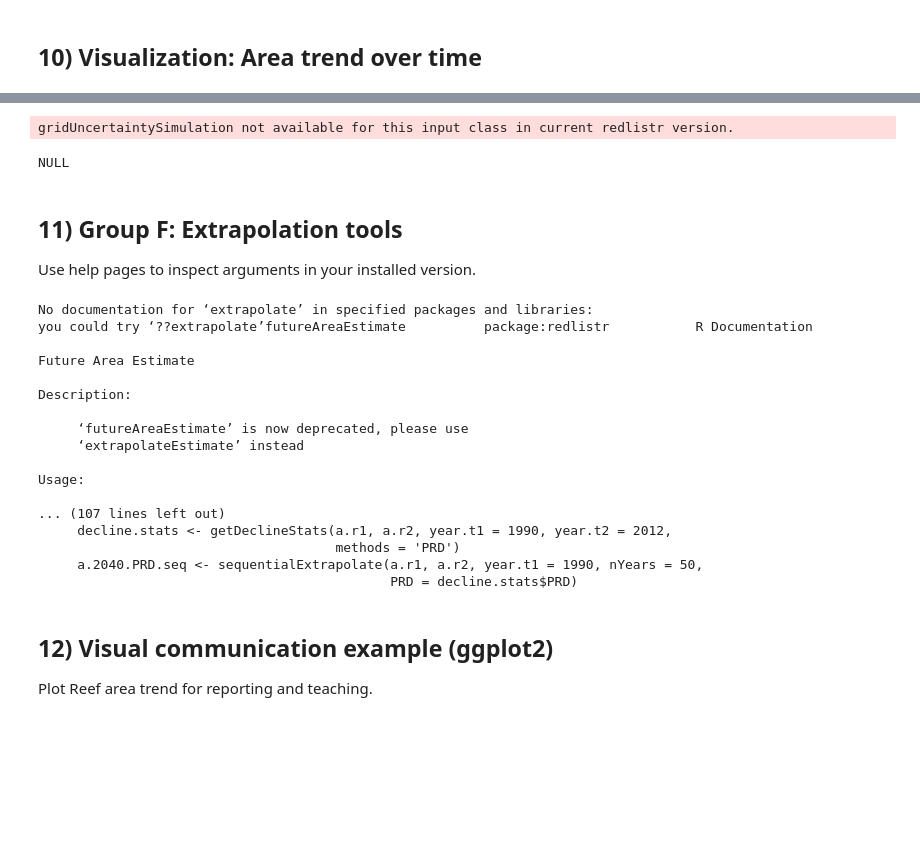
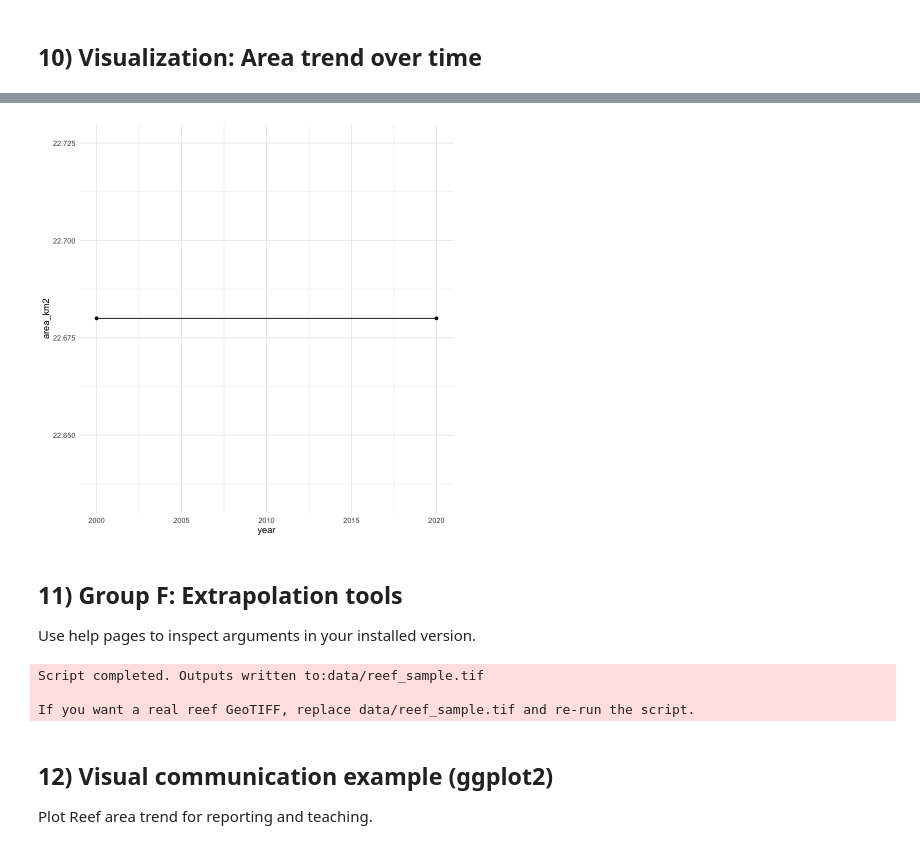
Before and after one commit to abhirscecocommons/redlistr_intro_notebook, a Jupyter notebook: Intro_to_redlistRpackipynb.ipynb, the cells around one changed output, grey strips where cells are left out. Saved outputs shown, nothing was run; the diff lists cells and outputs as text; code cells hidden in the pictures; blank space fills up the shorter version.

Commit message:
update code to fix errors

```diff
--- a/Intro_to_redlistRpackipynb.ipynb
+++ b/Intro_to_redlistRpackipynb.ipynb
@@ -267,17 +287,15 @@ if (!is.null(reef_eoo_poly)) {
 
 Compare total occupied area between two time points.
 # %%
-# Area at each time point.
-reef_area_2000 <- getArea(reef_2000_raster)
-reef_area_2020 <- getArea(reef_2020_raster)
+# === Area at time points ===
+# See: https://cran.r-project.org/web/packages/redlistr/index.html
+#
+# Compute area for each raster at different time steps.
 
-# Net area loss (function available in current redlistr)
-reef_area_change <- safe_run(
-    quote(getAreaLoss(reef_2000_raster, reef_2020_raster)),
-    "getAreaLoss"
-)
+reef_area_2000 <- safe_run(quote(getArea(reef_2000_raster)), "getArea 2000")
+reef_area_2020 <- safe_run(quote(getArea(reef_2020_raster)), "getArea 2020")
 
-reef_area_2000
-reef_area_2020
-reef_area_change
+# === Area change / loss ===
+# redlistr exports `getAreaLoss` which computes total area lost between rasters
+reef_area_change <- safe_run(quote(getAreaLoss(reef_2000_raster, reef_2020_raster)), "getAreaLoss")
 # %% [output]
@@ -356,50 +368,26 @@ if (!is.na(a_2000_num) && !is.na(a_2020_num)) {
 # %%
-# Run a short uncertainty simulation (5 replicates for demo speed).
-reef_uncertainty <- tryCatch(
-  gridUncertaintySimulation(
-    input.data = reef_2000,
-    grid.size = 1000,
-    simulations = 5,
-    min.percent.rule = FALSE,
-    percent = 1
-  ),
-  error = function(e) {
-    message("gridUncertaintySimulation not available for this input class in current redlistr version.")
-    NULL
-  }
+# === Small plot of area trend ===
+reef_trend <- data.frame(year = c(2000, 2020), area_km2 = c(as.numeric(reef_area_2000), as.numeric(reef_area_2020)))
+try(
+  print(ggplot(reef_trend, aes(x = year, y = area_km2)) +
+    geom_line() +
+    geom_point() +
+    theme_minimal()),
+  silent = TRUE
 )
-
-reef_uncertainty
 # %% [output]
-gridUncertaintySimulation not available for this input class in current redlistr version.
-NULL
+[figure, added]
 # %% [markdown]
 ## 11) Group F: Extrapolation tools
 
 Use help pages to inspect arguments in your installed version.
 # %%
-# Open built-in docs for extrapolation-related functions.
-help("extrapolate", package = "redlistr")
-help("futureAreaEstimate", package = "redlistr")
-help("sequentialExtrapolate", package = "redlistr")
+message("Script completed. Outputs written to:", reef_sample_path)
+message("If you want a real reef GeoTIFF, replace data/reef_sample.tif and re-run the script.")
 # %% [output]
-No documentation for ‘extrapolate’ in specified packages and libraries:
-you could try ‘??extrapolate’futureAreaEstimate          package:redlistr           R Documentation
+Script completed. Outputs written to:data/reef_sample.tif
 
-Future Area Estimate
-
-Description:
-
-     ‘futureAreaEstimate’ is now deprecated, please use
-     ‘extrapolateEstimate’ instead
-
-Usage:
-
-... (107 lines left out)
-     decline.stats <- getDeclineStats(a.r1, a.r2, year.t1 = 1990, year.t2 = 2012,
-                                      methods = 'PRD')
-     a.2040.PRD.seq <- sequentialExtrapolate(a.r1, a.r2, year.t1 = 1990, nYears = 50,
-                                             PRD = decline.stats$PRD)
+If you want a real reef GeoTIFF, replace data/reef_sample.tif and re-run the script.
 # %% [markdown]
 ## 12) Visual communication example (ggplot2)
 
```
Also changed, not shown: parts of 7 cells of this notebook.
